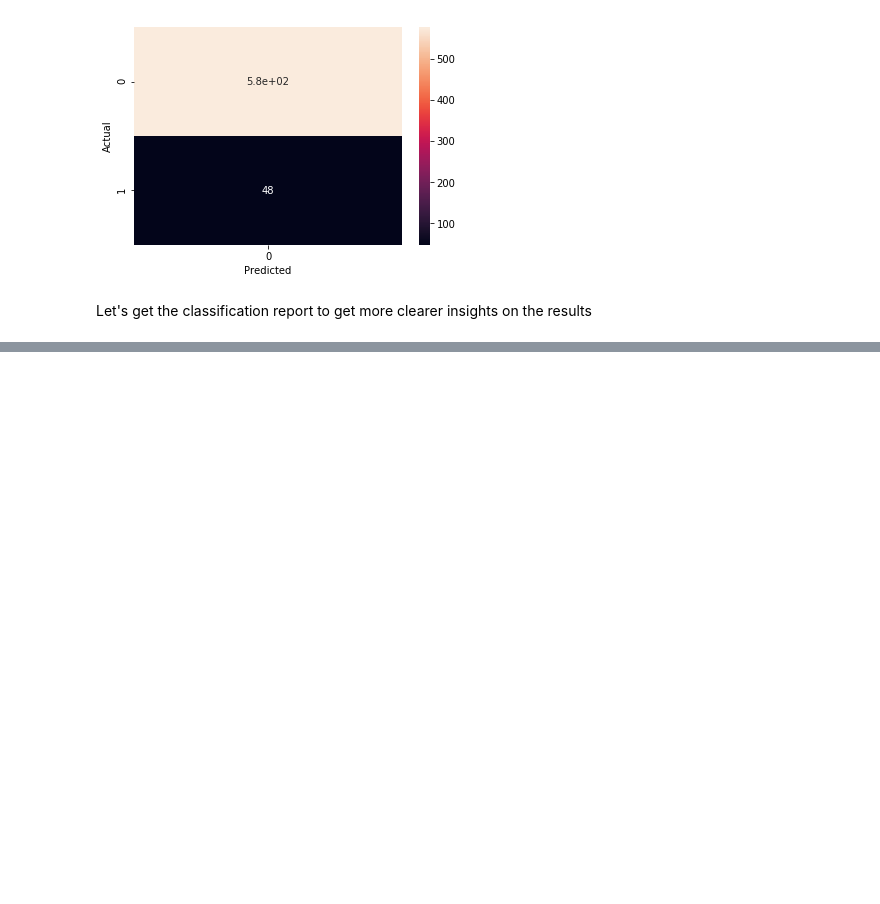
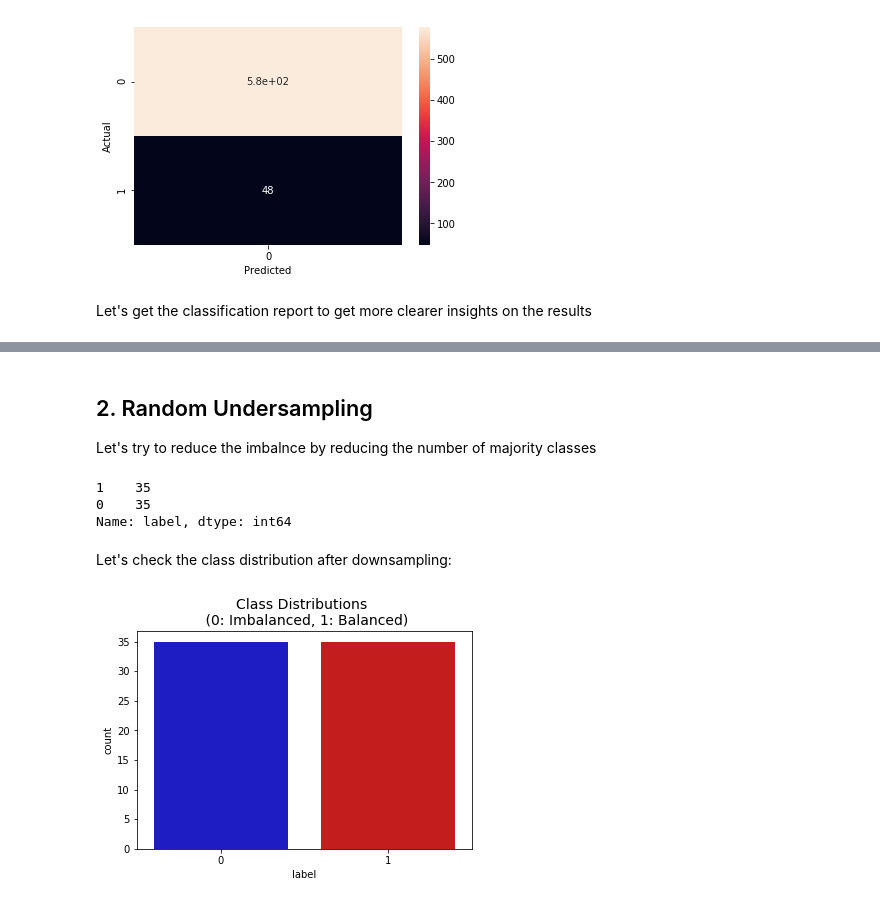
Before and after one commit to Pooja-Bhojwani/sklearn-interactive-tutorial, a Jupyter notebook: Imbalanced_dataset.ipynb, the cells around one changed output, grey strips where cells are left out. Saved outputs shown, nothing was run; the diff lists cells and outputs as text; code cells hidden in the pictures; blank space fills up the shorter version.

```diff
--- a/Imbalanced_dataset.ipynb
+++ b/Imbalanced_dataset.ipynb
@@ -222,0 +247,32 @@ sys.executable
+# %% [markdown]
+## 2. Random Undersampling
+Let's try to reduce the imbalnce by reducing the number of majority classes
+# %%
+# still using our separated classes fraud and not_fraud from above
+
+# downsample majority
+downsampled_majority = resample(df_majority,
+                                replace = False, # sample without replacement
+                                n_samples = len(df_minority), # match minority n
+                                random_state = 27) # reproducible results
+
+# combine minority and downsampled majority
+downsampled_data = pd.concat([downsampled_majority, df_minority])
+
+# checking counts
+downsampled_data.label.value_counts()
+# %% [output]
+1    35
+0    35
+Name: label, dtype: int64
+# %% [markdown]
+Let's check the class distribution after downsampling:
+# %%
+import seaborn as sns
+colors = ["#0101DF", "#DF0101"]
+
+sns.countplot('label', data=downsampled_data, palette=colors)
+plt.title('Class Distributions \n (0: Imbalanced, 1: Balanced)', fontsize=14)
+plt.show()
+# %% [output]
+[figure, added]
```
Also changed, not shown: parts of 23 cells of this notebook, 1 other file.
